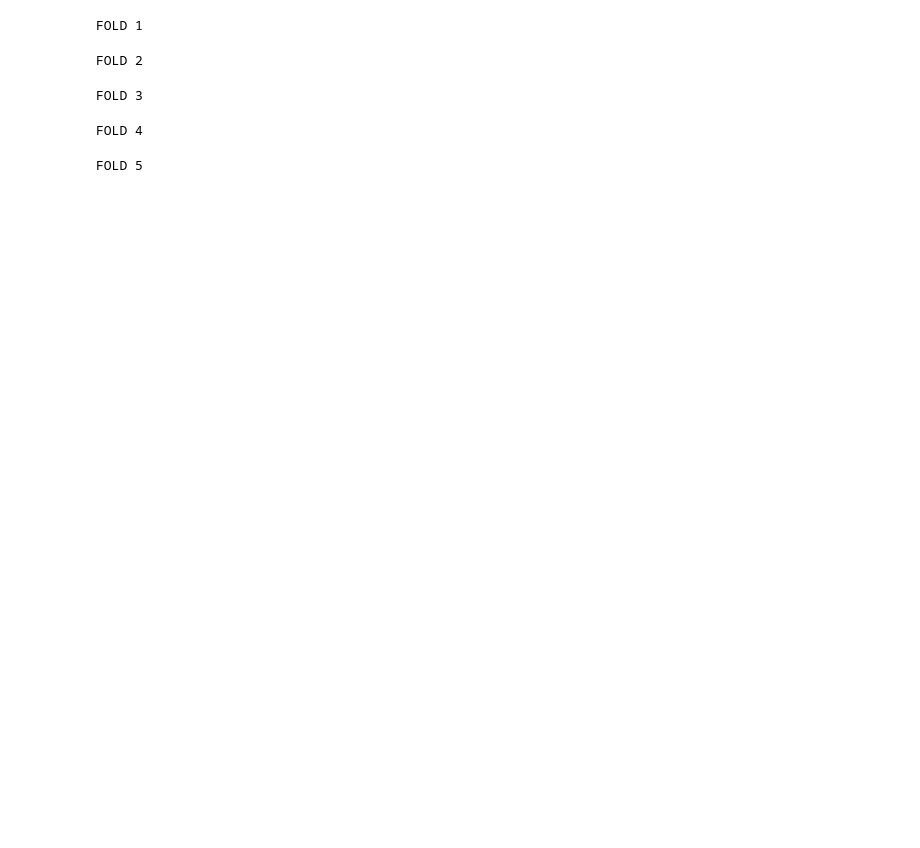
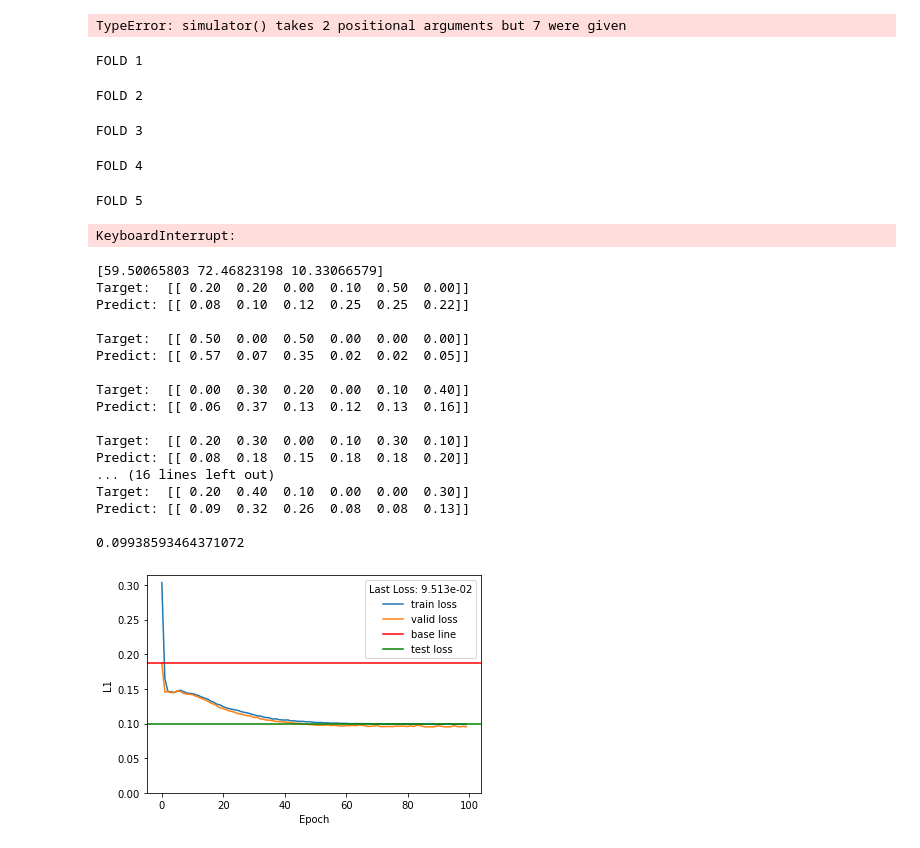
Before and after one commit to LJXXXD/microbolometer_design, a Jupyter notebook: pipeline_demo.ipynb, the cells around one changed output. Saved outputs shown, nothing was run; the diff lists cells and outputs as text; code cells hidden in the pictures; blank space fills up the shorter version.

```diff
--- a/pipeline_demo.ipynb
+++ b/pipeline_demo.ipynb
@@ -179,7 +123,7 @@ sim_params = Parameters(air_trans_file='./data/Test 2 - 21 Substances/Air transm
                         air_RI=1,
                         atm_dist_ratio=0.11,
                         basis_func_file='./data/Test 2 - 21 Substances/Basis functions.xlsx',
-                        num_substances=4,
+                        num_substances=6,
                         spectra_file='./data/Test 2 - 21 Substances/spectra.xlsx',
                         substances_emit_file='./data/Test 2 - 21 Substances/substances.xlsx')
 
@@ -213,6 +157,8 @@ for i in range(mat_proportion.shape[1]):
     out = simulator(spectra, mat_em, temp_K, air_trans, atm_dist_ratio, air_RI, basis_funcs)
     data.append(out)
     labels.append(weights)
+# %% [output]
+TypeError: simulator() takes 2 positional arguments but 7 were given
 # %%
 # Training parameters
 
@@ -233,13 +179,14 @@ criterions = [nn.L1Loss(), RMSELoss, nn.MSELoss()]
 
 learning_rate = 1e-3
 
-num_epochs = 1000
+num_epochs = 100
 
 # device = torch.device("cuda:0" if torch.cuda.is_available() else "cpu")
 # device = torch.device("mps")
 device = torch.device("cpu")
 
-kfold = KFold(n_splits=5, shuffle=True)
+k = 5
+kfold = KFold(n_splits=k, shuffle=True)
 # %%
 # Train - k fold
 
@@ -287,7 +234,7 @@ FOLD 5
 # %%
 # Base line
 
-epoch = 1000
+epoch = 100
 
 MSE = []
 avg_MSE = []
@@ -327,22 +274,26 @@ plt.plot(avg_RMSE)
 plt.plot(avg_L1Loss)
 
 plt.legend(['avg_MSE', 'avg_RMSE', 'avg_L1Loss'])
+# %% [output]
+KeyboardInterrupt:
 # %%
 # Plot k fold
-fig, axs = plt.subplots(5, figsize=(12, 16))
-fig.tight_layout(pad=5)
+fig, axs = plt.subplots(k, figsize=(6, 11))
+fig.tight_layout(pad=3)
 # np.set_printoptions(formatter={'float': '{: 0.2f}'.format})
 loss = []
-loss_func_index = 1
+loss_func_index = 0
 base_line_loss = [avg_L1Loss[-1], avg_RMSE[-1], avg_MSE[-1]]
+base_line_names = ['L1', 'RMSE', 'MSE']
 # avg_loss = 0
 for i in range (5):
     axs[i].plot(history[i]['train_loss'][:, loss_func_index])
     axs[i].plot(history[i]['valid_loss'][:, loss_func_index])
     axs[i].axhline(base_line_loss[loss_func_index], color='r')
 
+    axs[i].set_ylim(bottom=0)
     axs[i].set_xlabel('Epoch')
-    axs[i].set_ylabel('MSE')
+    axs[i].set_ylabel(base_line_names[loss_func_index])
 
     axs[i].legend(['train loss', 'valid loss', 'base line'],
                   title=f'Last Loss: {"{:0.3e}".format(history[i]["valid_loss"][:, loss_func_index][-1])}')
@@ -363,30 +314,56 @@ print("best loss =", best_loss)
 print("best model index =", best_model_index)
 # %%
 # Plot k fold test result
+
+criterions = [nn.L1Loss(reduction='mean'), RMSELoss, nn.MSELoss()]
 
 model = models[best_model_index]
 test_loss, pred_list, targ_list = test_epoch(model, device, test_loader, criterions)
 
-loss_func_index = 1
+print(test_loss)
+
+loss_func_index = 0
 base_line_loss = [avg_L1Loss[-1], avg_RMSE[-1], avg_MSE[-1]]
 
 test_loss = test_loss / len(test_dataset)
 
-fig, ax = plt.subplots(figsize=(15, 10))
+fig, ax = plt.subplots(figsize=(6, 4))
 ax.plot(history[best_model_index]['train_loss'][:, loss_func_index])
 ax.plot(history[best_model_index]['valid_loss'][:, loss_func_index])
-# colors = ['r', 'g', 'y']
-# for loss, c in zip(test_loss, colors):
-ax.axhline(y=loss[loss_func_index], color='g')
+
+ax.axhline(base_line_loss[loss_func_index], color='r')
+ax.axhline(y=test_loss[loss_func_index], color='g')
 
 # ax.plot(avg_RMSE)
 # ax.plot(avg_L1Loss)
 
+ax.set_ylim(bottom=0)
 ax.set_xlabel('Epoch')
-ax.set_ylabel('MSE')
-ax.legend(['train loss', 'valid loss', 'test loss'],
+ax.set_ylabel(base_line_names[loss_func_index])
+ax.legend(['train loss', 'valid loss', 'base line', 'test loss'],
           title=f'Last Loss: {"{:0.3e}".format(history[best_model_index]["valid_loss"][:, loss_func_index][-1])}')
 
+np.set_printoptions(formatter={'float': '{: 0.2f}'.format})
 for i in range(10):
     print('Target: ', targ_list[i])
     print('Predict:', pred_list[i], '\n')
+print(loss[loss_func_index])
+# %% [output]
+[59.50065803 72.46823198 10.33066579]
+Target:  [[ 0.20  0.20  0.00  0.10  0.50  0.00]]
+Predict: [[ 0.08  0.10  0.12  0.25  0.25  0.22]]
+
+Target:  [[ 0.50  0.00  0.50  0.00  0.00  0.00]]
+Predict: [[ 0.57  0.07  0.35  0.02  0.02  0.05]]
+
+Target:  [[ 0.00  0.30  0.20  0.00  0.10  0.40]]
+Predict: [[ 0.06  0.37  0.13  0.12  0.13  0.16]]
+
+Target:  [[ 0.20  0.30  0.00  0.10  0.30  0.10]]
+Predict: [[ 0.08  0.18  0.15  0.18  0.18  0.20]]
+... (16 lines left out)
+Target:  [[ 0.20  0.40  0.10  0.00  0.00  0.30]]
+Predict: [[ 0.09  0.32  0.26  0.08  0.08  0.13]]
+
+0.09938593464371072
+[figure, added]
```
Also changed, not shown: parts of 4 cells of this notebook, 13 other files.
